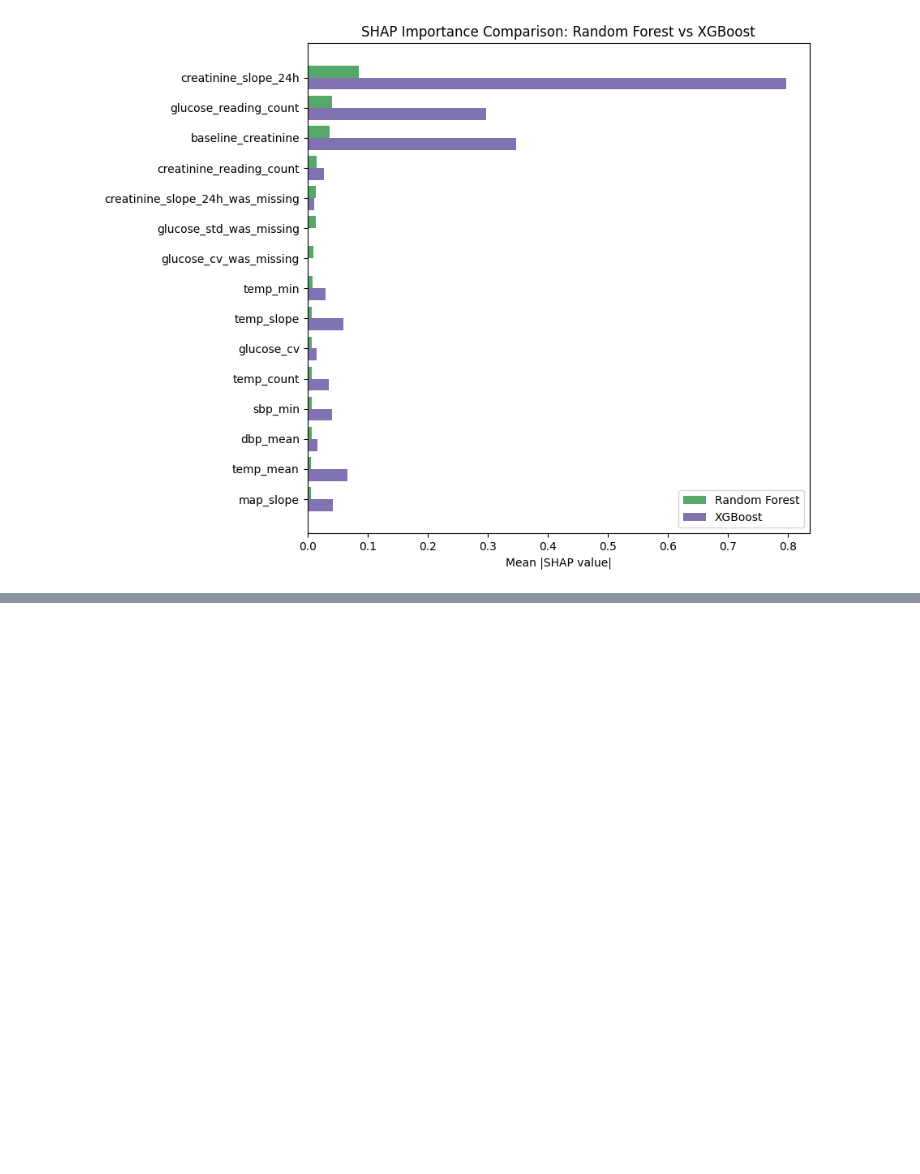
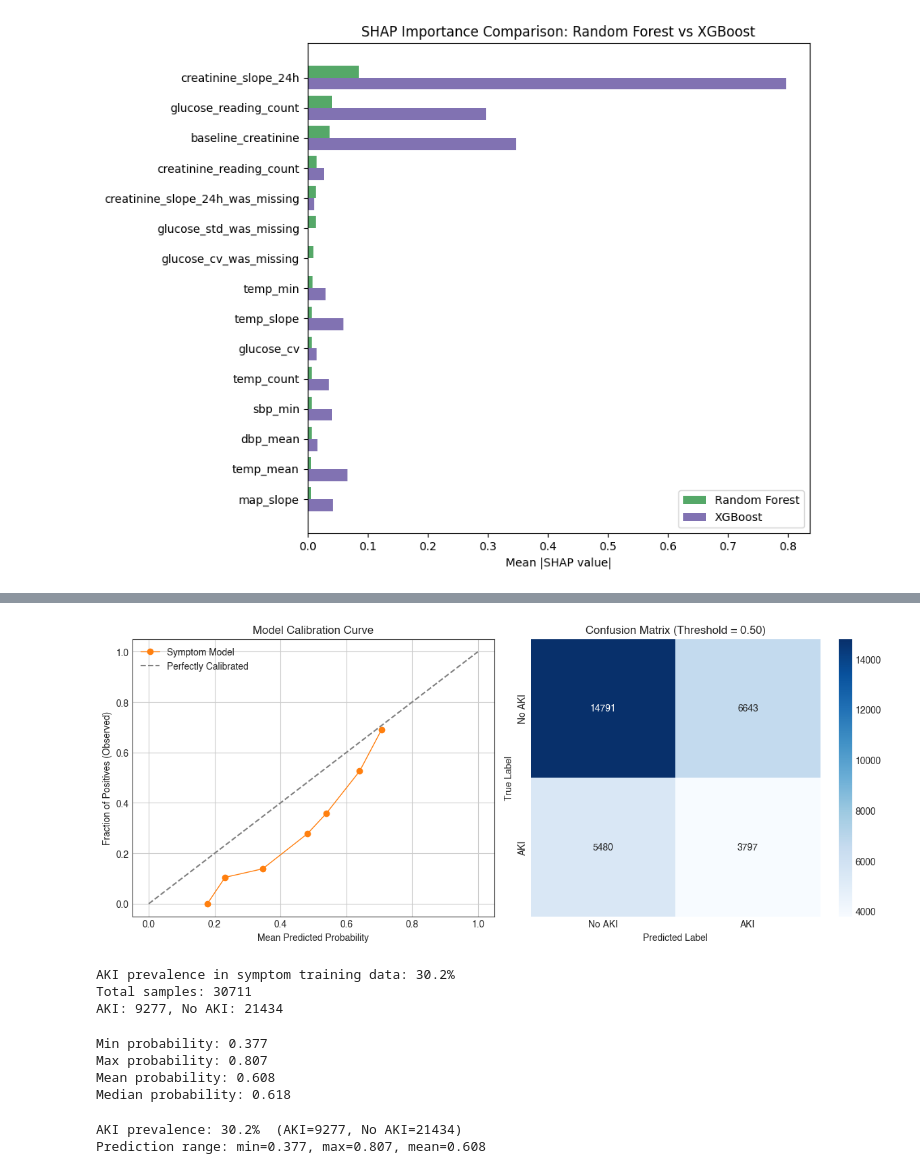
Before and after one commit to omiiii274/AKI-Prediction-in-Type-2-Diabetes-Patient-, a Jupyter notebook: notebooks/explore_data.ipynb, the cells around one changed output, grey strips where cells are left out. Saved outputs shown, nothing was run; the diff lists cells and outputs as text; code cells hidden in the pictures; blank space fills up the shorter version.

```diff
--- a/notebooks/explore_data.ipynb
+++ b/notebooks/explore_data.ipynb
@@ -1093,0 +1182,70 @@ plt.show()
+# %%
+fig, ax = plt.subplots(1, 2, figsize=(12, 5))
+
+# Calibration Plot (Assesses Probability Reliability)
+prob_true, prob_pred = calibration_curve(y, y_proba, n_bins=10)
+ax[0].plot(prob_pred, prob_true, marker='o', linewidth=1, color='#ff7f0e', label='Symptom Model')
+ax[0].plot([0, 1], [0, 1], linestyle='--', color='gray', label='Perfectly Calibrated')
+ax[0].set_xlabel('Mean Predicted Probability')
+ax[0].set_ylabel('Fraction of Positives (Observed)')
+ax[0].set_title('Model Calibration Curve')
+ax[0].legend()
+
+# Confusion Matrix
+cm = confusion_matrix(y, y_pred)
+sns.heatmap(cm, annot=True, fmt='d', cmap='Blues', ax=ax[1],
+            xticklabels=['No AKI', 'AKI'], yticklabels=['No AKI', 'AKI'])
+ax[1].set_xlabel('Predicted Label')
+ax[1].set_ylabel('True Label')
+ax[1].set_title('Confusion Matrix (Threshold = 0.50)')
+
+plt.tight_layout()
+plt.show()
+# %% [output]
+[figure, added]
+# %%
+import pandas as pd
+y = pd.read_parquet("../data/processed/symptom_model_labels.parquet")['ever_aki']
+print(f"AKI prevalence in symptom training data: {y.mean()*100:.1f}%")
+print(f"Total samples: {len(y)}")
+print(f"AKI: {y.sum()}, No AKI: {(1-y).sum()}")
+# %% [output]
+AKI prevalence in symptom training data: 30.2%
+Total samples: 30711
+AKI: 9277, No AKI: 21434
+# %%
+import joblib
+model = joblib.load("../models/symptom_xgboost.joblib")
+X_test = pd.read_parquet("../data/processed/symptom_model_features.parquet")
+
+# Ensure X_test matches the exact feature order and columns used during training
+expected_features = list(model.feature_names_in_)
+X_test = X_test.reindex(columns=expected_features, fill_value=0)
+
+probs = model.predict_proba(X_test)[:, 1]
+print(f"Min probability: {probs.min():.3f}")
+print(f"Max probability: {probs.max():.3f}")
+print(f"Mean probability: {probs.mean():.3f}")
+print(f"Median probability: {pd.Series(probs).median():.3f}")
+# %% [output]
+Min probability: 0.377
+Max probability: 0.807
+Mean probability: 0.608
+Median probability: 0.618
+# %%
+import pandas as pd
+import joblib
+
+# Check 1: Prevalence
+y = pd.read_parquet("../data/processed/symptom_model_labels.parquet")['ever_aki']
+print(f"AKI prevalence: {y.mean()*100:.1f}%  (AKI={y.sum()}, No AKI={(1-y).sum()})")
+
+# Check 2: Prediction range
+model = joblib.load("../models/symptom_xgboost.joblib")
+X = pd.read_parquet("../data/processed/symptom_model_features.parquet")
+X_reindexed = X.reindex(columns=expected_features, fill_value=0)
+probs = model.predict_proba(X_reindexed)[:, 1]
+print(f"Prediction range: min={probs.min():.3f}, max={probs.max():.3f}, mean={probs.mean():.3f}")
+# %% [output]
+AKI prevalence: 30.2%  (AKI=9277, No AKI=21434)
+Prediction range: min=0.377, max=0.807, mean=0.608
```
Also changed, not shown: parts of 5 cells of this notebook, 12 other files.
